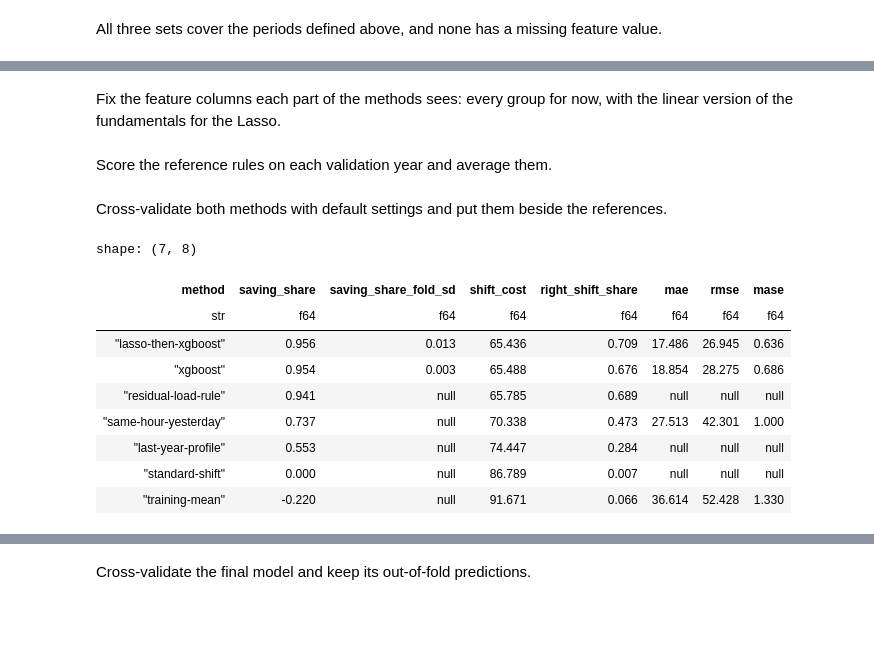
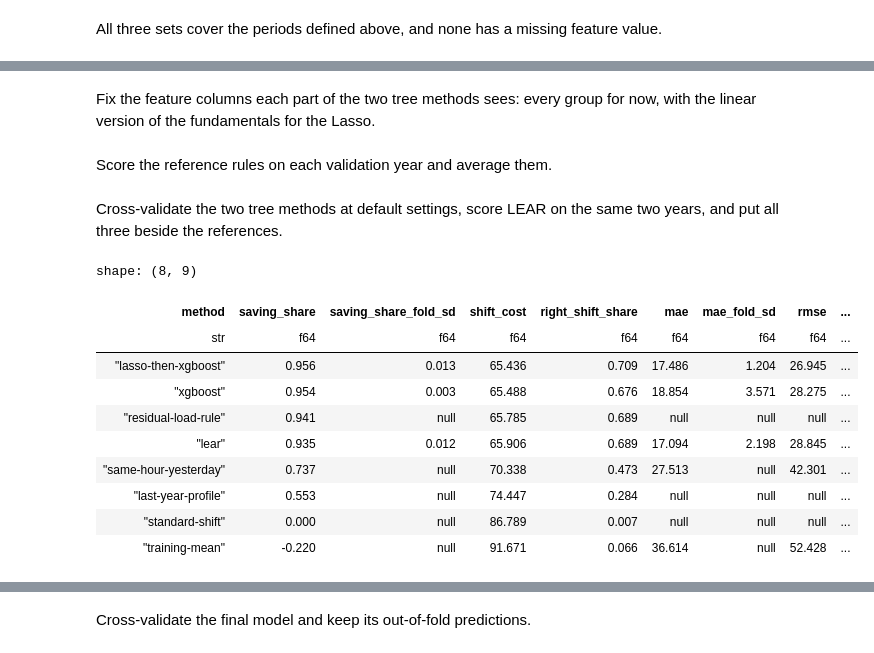
Before and after one commit to martin-gbeck/dba-group-project, a Jupyter notebook: de_price_forecast.ipynb, the cells around one changed output, grey strips where cells are left out. Drawn from its saved outputs; the diff is of its cells as text; code cells hidden in the pictures; blank space fills up the shorter version.

```diff
--- a/de_price_forecast.ipynb
+++ b/de_price_forecast.ipynb
@@ -1064,7 +1087,7 @@ The tools from `lib/` used from here on, so the code there never has to be opene
 - `df_to_np(frame, columns)`, in `lib/modeling.py`, turns the named columns into the number matrix a model takes.
 - `AsinhTarget(model)`, in `lib/modeling.py` and used in section 6, fits the model on asinh(price) and converts its predictions back with sinh.
 # %% [markdown]
-Fix the feature columns each part of the methods sees: every group for now, with the linear version of the fundamentals for the Lasso.
+Fix the feature columns each part of the two tree methods sees: every group for now, with the linear version of the fundamentals for the Lasso.
 # %%
 LINEAR_FUNDAMENTALS = [
     "fc_residual",
@@ -1122,35 +1145,43 @@ references = (
     .agg(pl.all().mean())
 )
 # %% [markdown]
-Cross-validate both methods with default settings and put them beside the references.
+Cross-validate the two tree methods at default settings, score LEAR on the same two years, and put all three beside the references.
 # %%
 comparison_rows: list[dict[str, str | float | None]] = []
 for name, model, columns in (
     ("lasso-then-xgboost", LassoThenXGB(ALL_COLUMNS, LINEAR_COLUMNS), ALL_COLUMNS),
     ("xgboost", XGBRegressor(random_state=0), TREE_COLUMNS),
 ):
     summary, _ = cross_validate(model, columns, dev, FOLDS)
     comparison_rows.append({"method": name} | summary)
 
+lear_scores = [
+    evaluate(valid, lear_forecast(fit, valid))
+    for fit, valid in make_folds(dev, FOLDS).values()
+]
+comparison_rows.append({"method": "lear"} | summarise_folds(lear_scores))
+
 pl.concat([pl.DataFrame(comparison_rows), references], how="diagonal_relaxed").select(
     "method",
     "saving_share",
     "saving_share_fold_sd",
     "shift_cost",
     "right_shift_share",
     "mae",
+    "mae_fold_sd",
     "rmse",
     "mase",
 ).sort("saving_share", descending=True)
 # %% [output]
-shape: (7, 8)
+shape: (8, 9)
-| method | saving_share | saving_share_fold_sd | shift_cost | right_shift_share | mae | rmse | mase |
-| str | f64 | f64 | f64 | f64 | f64 | f64 | f64 |
-| "lasso-then-xgboost" | 0.956 | 0.013 | 65.436 | 0.709 | 17.486 | 26.945 | 0.636 |
-| "xgboost" | 0.954 | 0.003 | 65.488 | 0.676 | 18.854 | 28.275 | 0.686 |
-| "residual-load-rule" | 0.941 | null | 65.785 | 0.689 | null | null | null |
-| "same-hour-yesterday" | 0.737 | null | 70.338 | 0.473 | 27.513 | 42.301 | 1.000 |
-| "last-year-profile" | 0.553 | null | 74.447 | 0.284 | null | null | null |
-| "standard-shift" | 0.000 | null | 86.789 | 0.007 | null | null | null |
-| "training-mean" | -0.220 | null | 91.671 | 0.066 | 36.614 | 52.428 | 1.330 |
+| method | saving_share | saving_share_fold_sd | shift_cost | right_shift_share | mae | mae_fold_sd | rmse | ... |
+| str | f64 | f64 | f64 | f64 | f64 | f64 | f64 | ... |
+| "lasso-then-xgboost" | 0.956 | 0.013 | 65.436 | 0.709 | 17.486 | 1.204 | 26.945 | ... |
+| "xgboost" | 0.954 | 0.003 | 65.488 | 0.676 | 18.854 | 3.571 | 28.275 | ... |
+| "residual-load-rule" | 0.941 | null | 65.785 | 0.689 | null | null | null | ... |
+| "lear" | 0.935 | 0.012 | 65.906 | 0.689 | 17.094 | 2.198 | 28.845 | ... |
+| "same-hour-yesterday" | 0.737 | null | 70.338 | 0.473 | 27.513 | null | 42.301 | ... |
+| "last-year-profile" | 0.553 | null | 74.447 | 0.284 | null | null | null | ... |
+| "standard-shift" | 0.000 | null | 86.789 | 0.007 | null | null | null | ... |
+| "training-mean" | -0.220 | null | 91.671 | 0.066 | 36.614 | null | 52.428 | ... |
 # %% [markdown]
```
Also changed, not shown: parts of 79 cells of this notebook, 3 other files.
